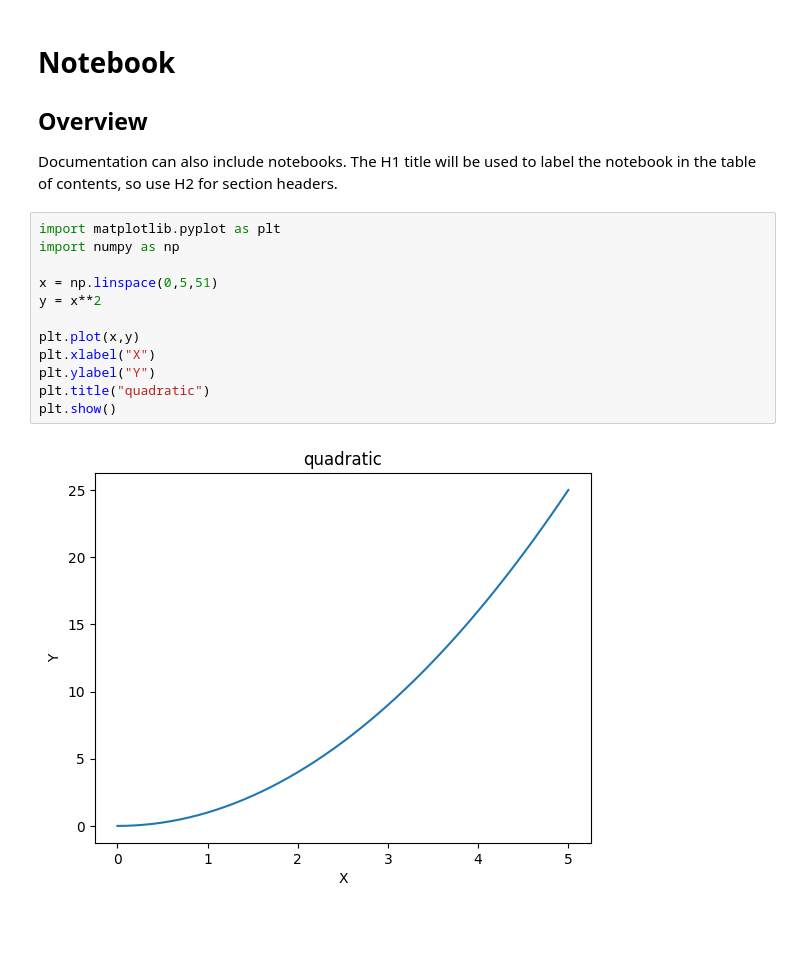
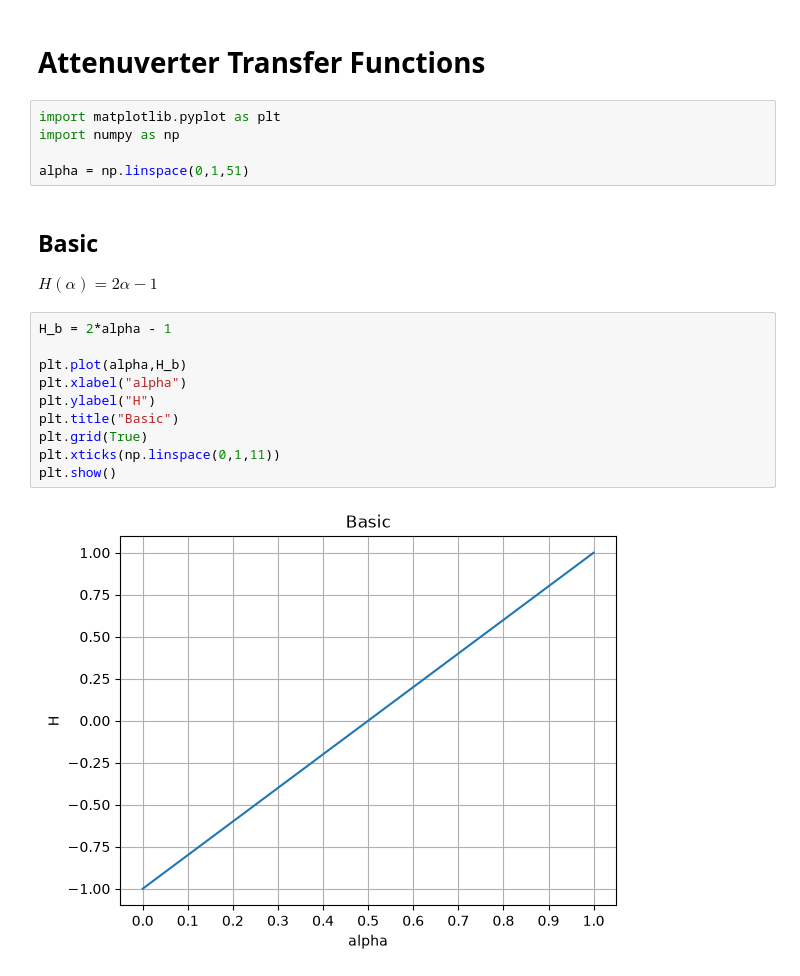
Before and after one commit to xdylanm/shiftscaleinvert, a Jupyter notebook: docs/notebook.ipynb, the cells around one changed output. Saved outputs shown, nothing was run; the diff lists cells and outputs as text; blank space fills up the shorter version.

```diff
--- a/docs/notebook.ipynb
+++ b/docs/notebook.ipynb
@@ -1,21 +1,24 @@
 # %% [markdown]
-# Notebook
-
-## Overview
-
-Documentation can also include notebooks. The H1 title will be used to label the notebook in the table of contents, so use H2 for section headers.
+# Attenuverter Transfer Functions
+# %%
+import matplotlib.pyplot as plt
+import numpy as np
+
+alpha = np.linspace(0,1,51)
+# %% [markdown]
+## Basic
+
+$H(\alpha)=2\alpha - 1$
 # %%
-import matplotlib.pyplot as plt
-import numpy as np
+H_b = 2*alpha - 1
 
-x = np.linspace(0,5,51)
-y = x**2
-
-plt.plot(x,y)
-plt.xlabel("X")
-plt.ylabel("Y")
-plt.title("quadratic")
+plt.plot(alpha,H_b)
+plt.xlabel("alpha")
+plt.ylabel("H")
+plt.title("Basic")
+plt.grid(True)
+plt.xticks(np.linspace(0,1,11))
 plt.show()
 # %% [output]
-[figure, old version]
+[figure, new version]
 # %% [markdown]
```
Also changed, not shown: parts of 5 cells of this notebook, 14 other files.
